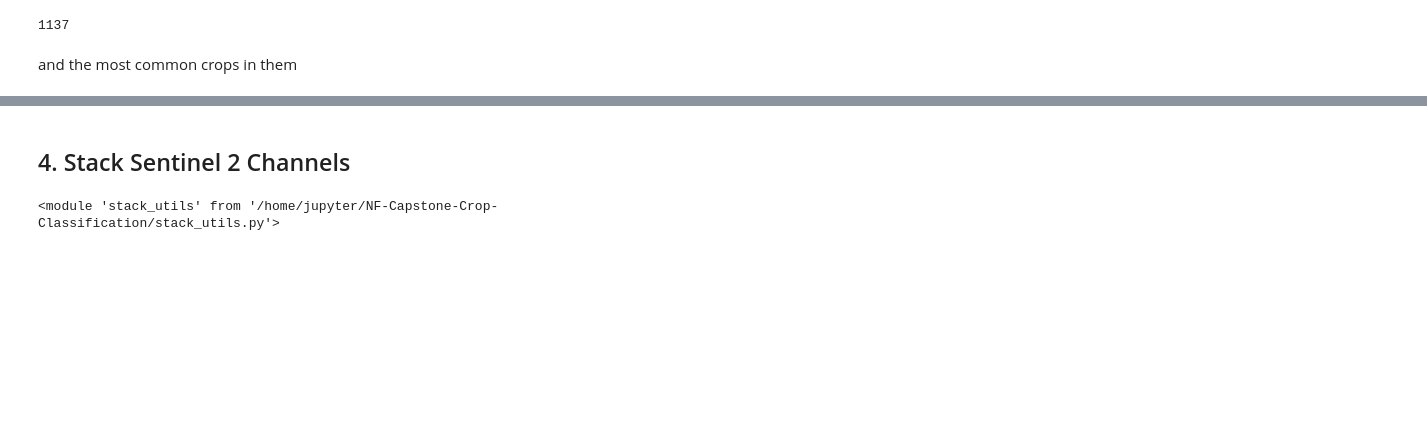
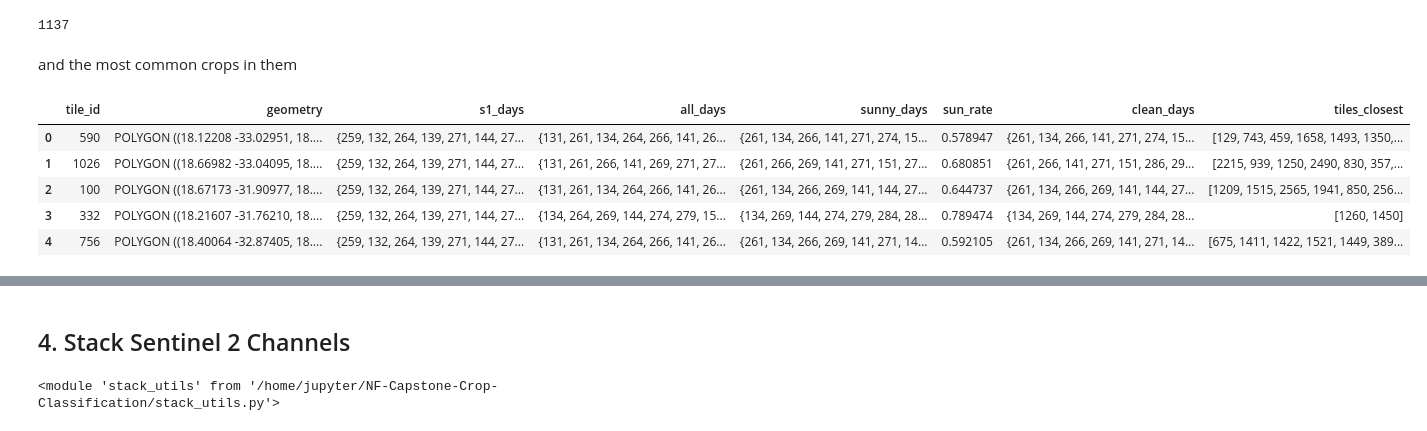
Before and after one commit to AIMPED/NF-Capstone-Crop-Classification, a Jupyter notebook: 1_Data preparation.ipynb, the cells around one changed output, grey strips where cells are left out. Cells and saved outputs as stored; diff of their text form; code cells hidden in the pictures; blank space fills up the shorter version.

```diff
--- a/1_Data preparation.ipynb
+++ b/1_Data preparation.ipynb
@@ -176,4 +174,13 @@ tiles_test_crs32634 = tiles_test.to_crs(32634)
 tiles_test['tiles_closest'] = tiles_test_crs32634.apply(tilu.tiles_closest, axis='columns', args=(tiles_train_crs32634, 4000,))
 # %% [markdown]
 and the most common crops in them
+# %%
+tiles_test.head()
+# %% [output]
+|  | tile_id | geometry | s1_days | all_days | sunny_days | sun_rate | clean_days | tiles_closest |
+| 0 | 590 | POLYGON ((18.12208 -33.02951, 18.... | {259, 132, 264, 139, 271, 144, 27... | {131, 261, 134, 264, 266, 141, 26... | {261, 134, 266, 141, 271, 274, 15... | 0.578947 | {261, 134, 266, 141, 271, 274, 15... | [129, 743, 459, 1658, 1493, 1350,... |
+| 1 | 1026 | POLYGON ((18.66982 -33.04095, 18.... | {259, 132, 264, 139, 271, 144, 27... | {131, 261, 266, 141, 269, 271, 27... | {261, 266, 269, 141, 271, 151, 27... | 0.680851 | {261, 266, 141, 271, 151, 286, 29... | [2215, 939, 1250, 2490, 830, 357,... |
+| 2 | 100 | POLYGON ((18.67173 -31.90977, 18.... | {259, 132, 264, 139, 271, 144, 27... | {131, 261, 134, 264, 266, 141, 26... | {261, 134, 266, 269, 141, 144, 27... | 0.644737 | {261, 134, 266, 269, 141, 144, 27... | [1209, 1515, 2565, 1941, 850, 256... |
+| 3 | 332 | POLYGON ((18.21607 -31.76210, 18.... | {259, 132, 264, 139, 271, 144, 27... | {134, 264, 269, 144, 274, 279, 15... | {134, 269, 144, 274, 279, 284, 28... | 0.789474 | {134, 269, 144, 274, 279, 284, 28... | [1260, 1450] |
+| 4 | 756 | POLYGON ((18.40064 -32.87405, 18.... | {259, 132, 264, 139, 271, 144, 27... | {131, 261, 134, 264, 266, 141, 26... | {261, 134, 266, 269, 141, 271, 14... | 0.592105 | {261, 134, 266, 269, 141, 271, 14... | [675, 1411, 1422, 1521, 1449, 389... |
 # %%
```
Also changed, not shown: parts of 30 cells of this notebook, 2 other files.
